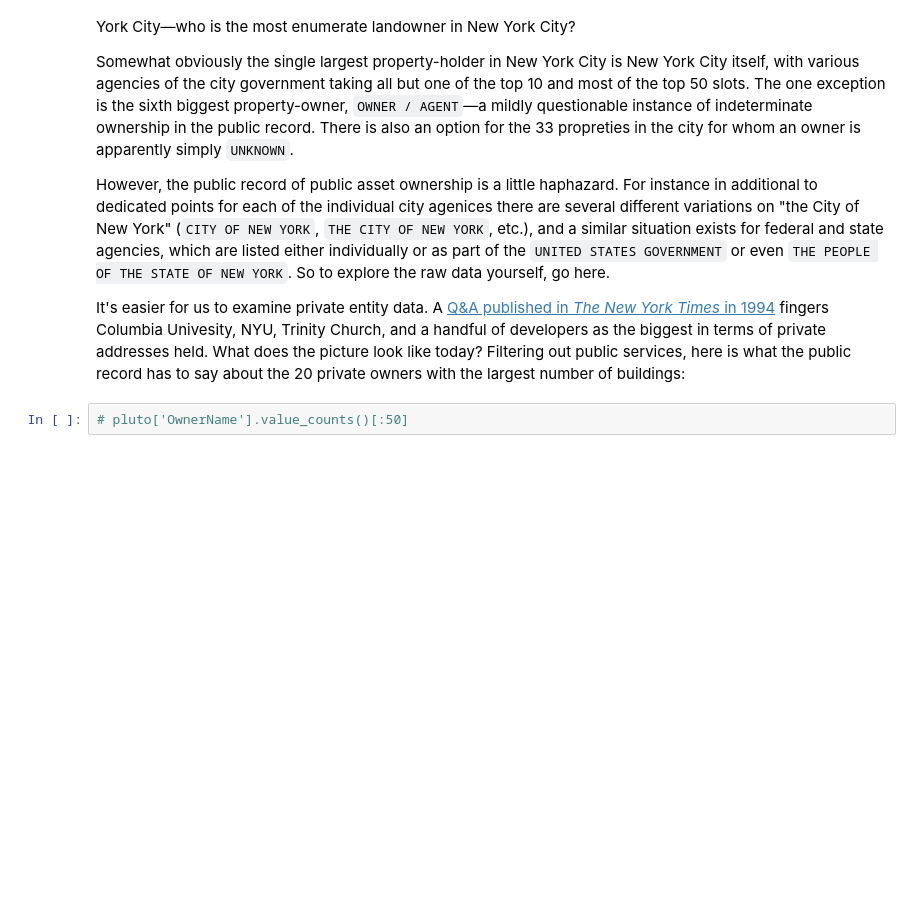
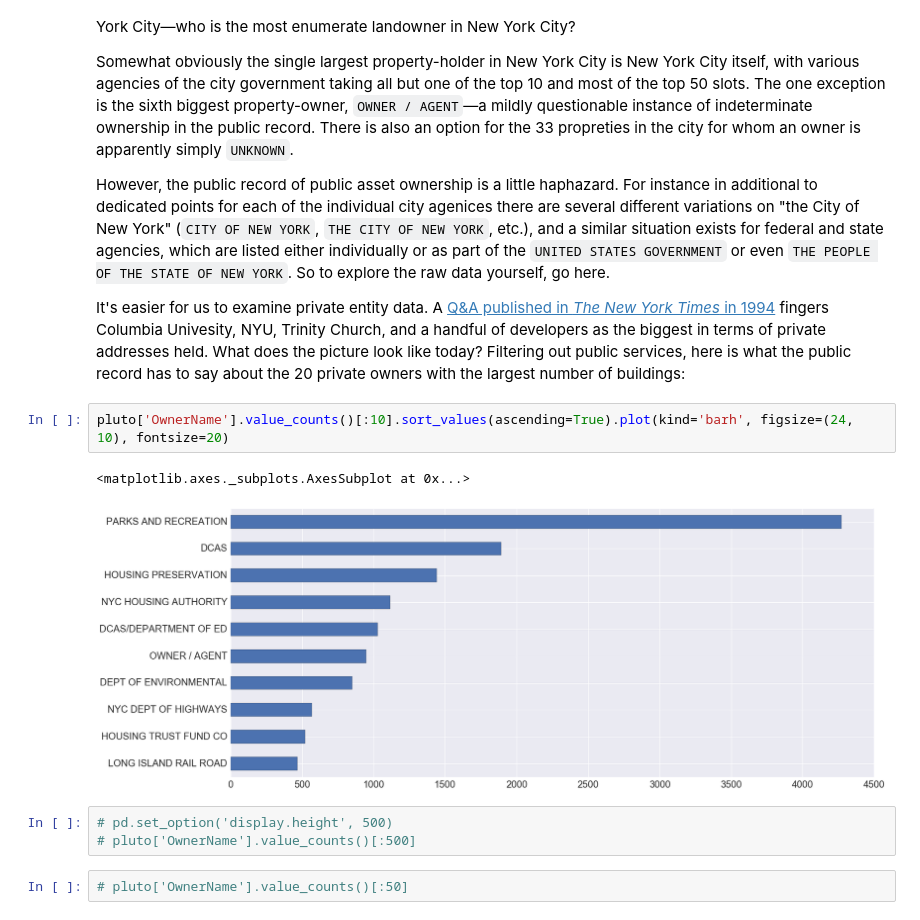
Before and after one commit to ResidentMario/nyc-buildings, a Jupyter notebook: ownership-data-visualization.ipynb, the cells around one changed output. Drawn from its saved outputs; the diff is of its cells as text; blank space fills up the shorter version.

Commit message:
+ plots

```diff
--- a/ownership-data-visualization.ipynb
+++ b/ownership-data-visualization.ipynb
@@ -27,6 +27,14 @@ Somewhat obviously the single largest property-holder in New York City is New Yo
 However, the public record of public asset ownership is a little haphazard. For instance in additional to dedicated points for each of the individual city agenices there are several different variations on "the City of New York" (`CITY OF NEW YORK`, `THE CITY OF NEW YORK`, etc.), and a similar situation exists for federal and state agencies, which are listed either individually or as part of the `UNITED STATES GOVERNMENT` or even `THE PEOPLE OF THE STATE OF NEW YORK`. So to explore the raw data yourself, go here.
 
 It's easier for us to examine private entity data. A [Q&A published in *The New York Times* in 1994](http://www.nytimes.com/1994/10/16/nyregion/fyi-531286.html) fingers Columbia Univesity, NYU, Trinity Church, and a handful of developers as the biggest in terms of private addresses held. What does the picture look like today? Filtering out public services, here is what the public record has to say about the 20 private owners with the largest number of buildings:
+# %%
+pluto['OwnerName'].value_counts()[:10].sort_values(ascending=True).plot(kind='barh', figsize=(24, 10), fontsize=20)
+# %% [output]
+<matplotlib.axes._subplots.AxesSubplot at 0x...>
+[figure, added]
+# %%
+# pd.set_option('display.height', 500)
+# pluto['OwnerName'].value_counts()[:500]
 # %%
 # pluto['OwnerName'].value_counts()[:50]
 # %%
```
Also changed, not shown: parts of 1 cell of this notebook.
